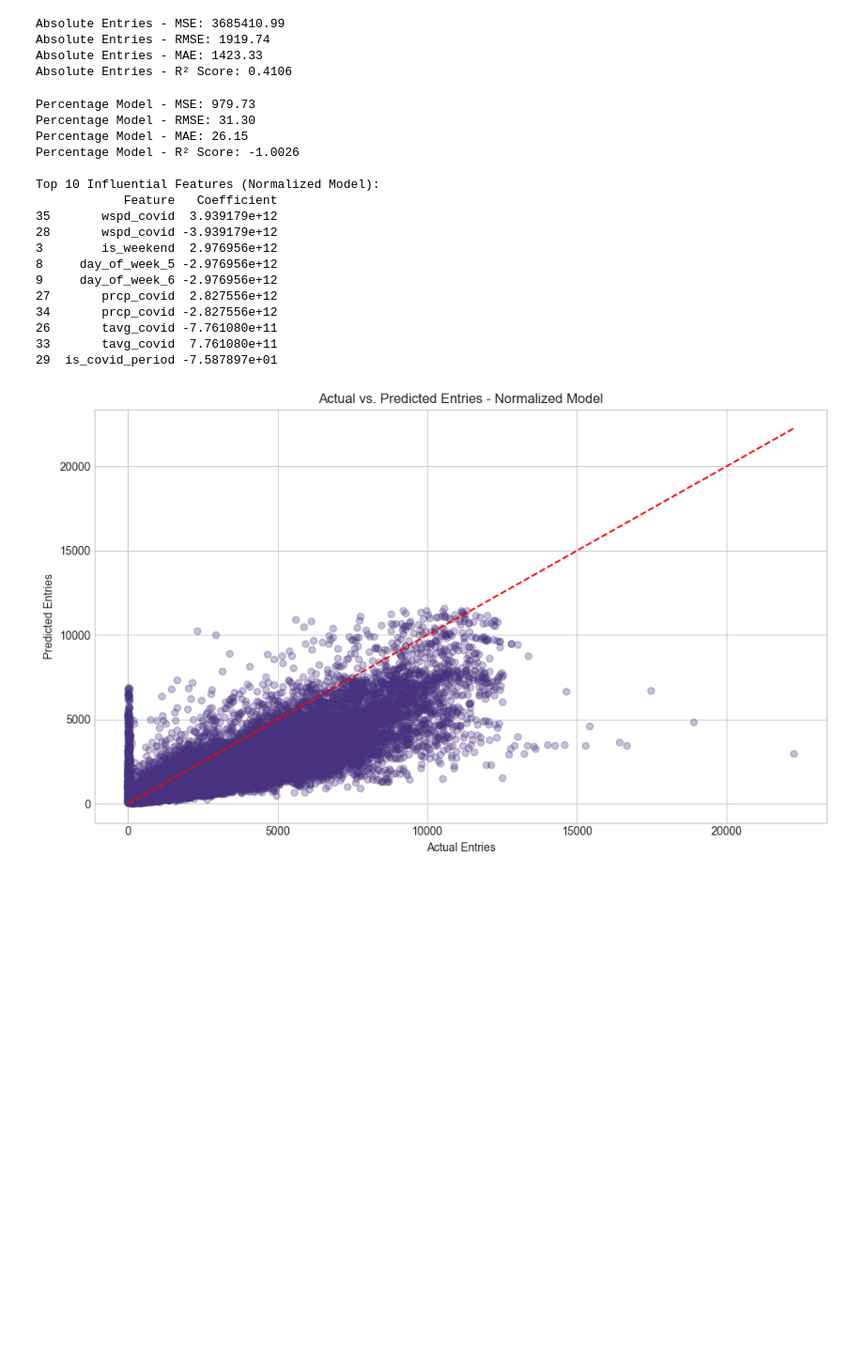
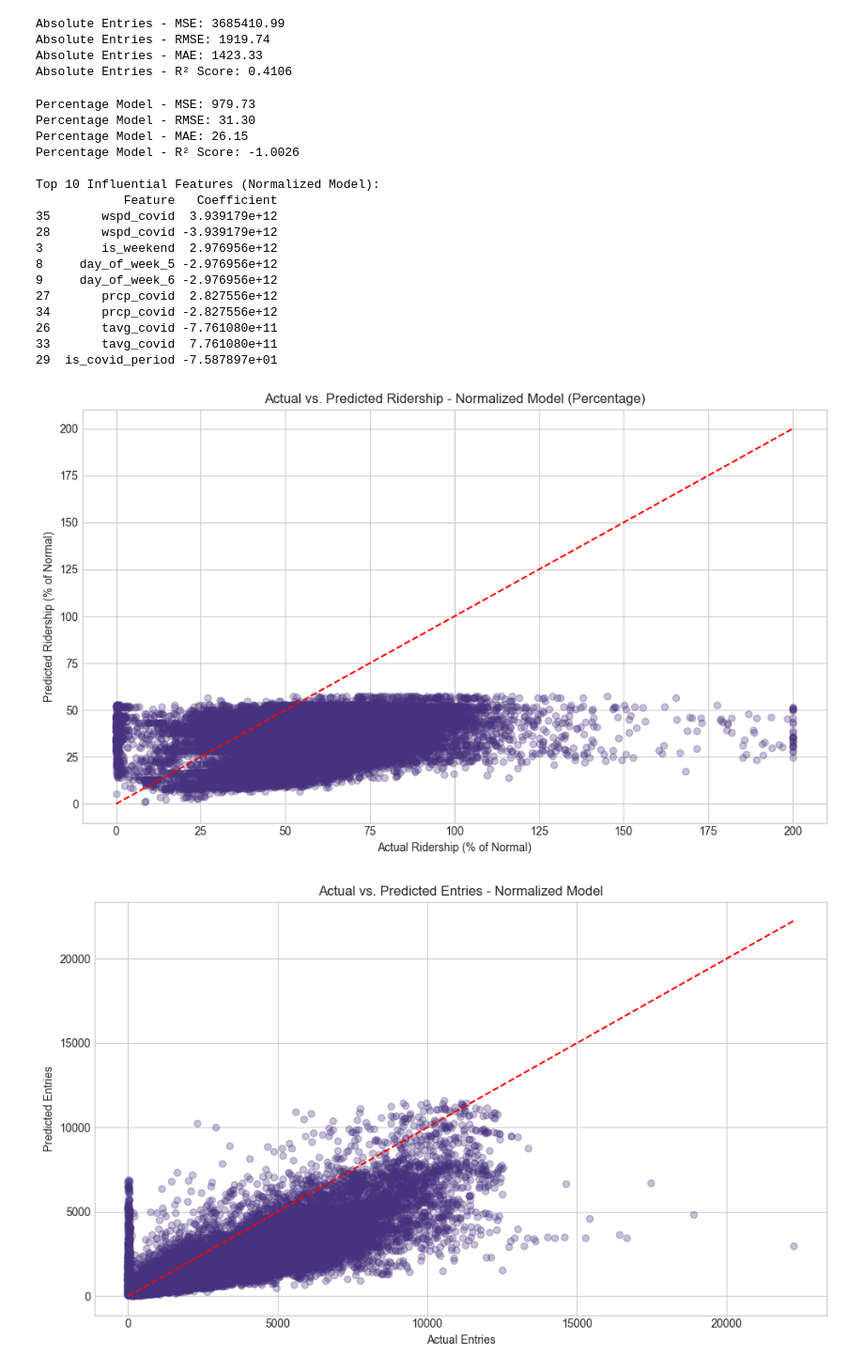
Before and after one commit to Marhvin/CS506-Project, a Jupyter notebook: src/data/initialModels.ipynb, the cells around one changed output. Shown at 94% size. Saved outputs shown, nothing was run; the diff lists cells and outputs as text; code cells hidden in the pictures; blank space fills up the shorter version.

```diff
--- a/src/data/initialModels.ipynb
+++ b/src/data/initialModels.ipynb
@@ -412,33 +422,44 @@ print(f"Percentage Model - MSE: {mse_norm_pct:.2f}")
 print(f"Percentage Model - RMSE: {rmse_norm_pct:.2f}")
 print(f"Percentage Model - MAE: {mae_norm_pct:.2f}")
 print(f"Percentage Model - R² Score: {r2_norm_pct:.4f}")
 
 # Top influential features for normalized model
 coef_df_norm = pd.DataFrame({
     'Feature': norm_features,
     'Coefficient': norm_model.coef_,
 })
 coef_df_norm = coef_df_norm.sort_values('Coefficient', key=abs, ascending=False)
 print("\nTop 10 Influential Features (Normalized Model):")
 print(coef_df_norm.head(10))
+
+# Visualize actual vs. predicted percentages
+plt.figure(figsize=(10, 6))
+plt.scatter(y_test_norm, y_pred_norm, alpha=0.3)
+plt.plot([y_test_norm.min(), y_test_norm.max()], [y_test_norm.min(), y_test_norm.max()], 'r--')
+plt.xlabel('Actual Ridership (% of Normal)')
+plt.ylabel('Predicted Ridership (% of Normal)')
+plt.title('Actual vs. Predicted Ridership - Normalized Model (Percentage)')
+plt.tight_layout()
+plt.show()
 # %% [output]
 Percentage Model - MSE: 979.73
 Percentage Model - RMSE: 31.30
 Percentage Model - MAE: 26.15
 Percentage Model - R² Score: -1.0026
 
 Top 10 Influential Features (Normalized Model):
             Feature   Coefficient
 35       wspd_covid  3.939179e+12
 28       wspd_covid -3.939179e+12
 3        is_weekend  2.976956e+12
 8     day_of_week_5 -2.976956e+12
 9     day_of_week_6 -2.976956e+12
 27       prcp_covid  2.827556e+12
 34       prcp_covid -2.827556e+12
 26       tavg_covid -7.761080e+11
 33       tavg_covid  7.761080e+11
 29  is_covid_period -7.587897e+01
+[figure, added]
 # %%
 # Visualize actual vs. predicted for normalized model
 plt.figure(figsize=(10, 6))
```
Also changed, not shown: parts of 4 cells of this notebook.
